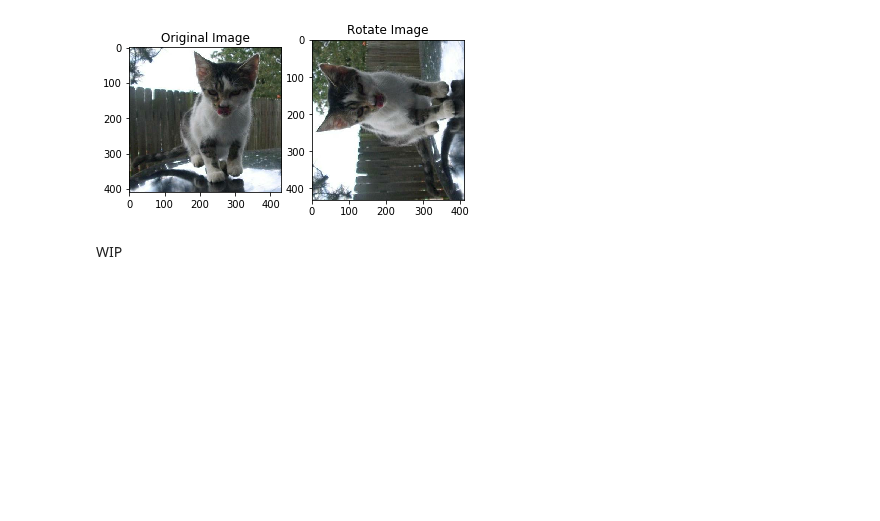
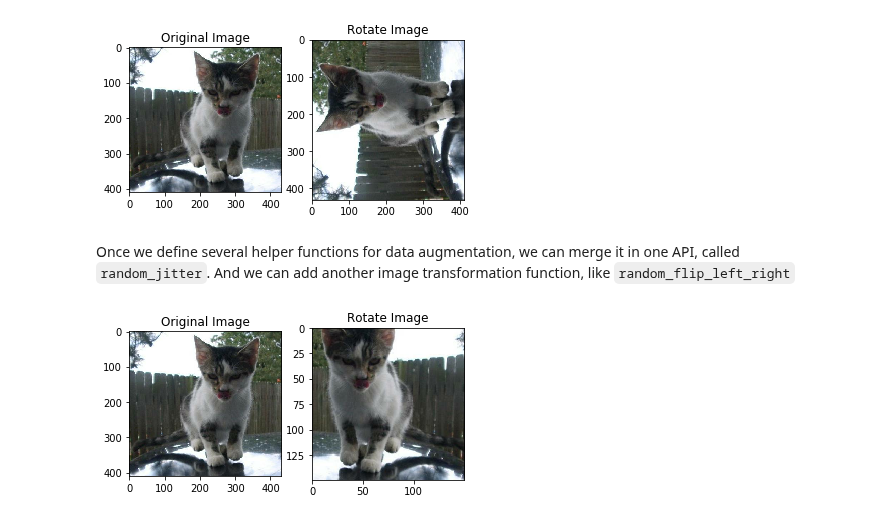
Before and after one commit to goodboychan/goodboychan.github.io, a Jupyter notebook: _notebooks/2020-10-13-02-Image-Classification-with-Cat-and-Dog.ipynb, the cells around one changed output. Saved outputs shown, nothing was run; the diff lists cells and outputs as text; code cells hidden in the pictures; blank space fills up the shorter version.

```diff
--- a/_notebooks/2020-10-13-02-Image-Classification-with-Cat-and-Dog.ipynb
+++ b/_notebooks/2020-10-13-02-Image-Classification-with-Cat-and-Dog.ipynb
@@ -84 +86,4 @@ plt.show()
+# %%
+def resize(input_image, size):
+    return tf.image.resize(input_image, size)
 # %% [markdown]
@@ -102,8 +125,7 @@ Then we can implement random_rotation API.
 # %%
 def random_rotation(input_image):
     angles = np.random.randint(0, 3, 1)
-    rotated_image = tf.image.rot90(input_image, k=angles[0])
-    return rotated_image
+    return tf.image.rot90(input_image, k=angles[0])
 # %%
 fig, ax = plt.subplots(1, 2)
 ax[0].imshow(image / 255.)
@@ -114,5 +136,26 @@ ax[1].set_title("Rotate Image")
 plt.show()
 # %% [output]
 [figure]
-# %% [markdown]
-WIP
+# %% [markdown]
+Once we define several helper functions for data augmentation, we can merge it in one API, called `random_jitter`. And we can add another image transformation function, like `random_flip_left_right`
+# %%
+def random_jitter(input_image):
+    # Resize it to 176 x 176 x 3
+    image = resize(input_image, [176, 176])
+    # Randomly Crop to 150 x 150 x 3
+    image = random_crop(image)
+    # Randomly rotation
+    image = random_rotation(image)
+    # Randomly mirroring
+    image = tf.image.random_flip_left_right(image)
+    return image
+# %%
+fig, ax = plt.subplots(1, 2)
+ax[0].imshow(image / 255.)
+ax[0].set_title("Original Image")
+
+ax[1].imshow(random_jitter(image) / 255.)
+ax[1].set_title("Rotate Image")
+plt.show()
+# %% [output]
+[figure, added]
```
Also changed, not shown: parts of 11 cells of this notebook.
